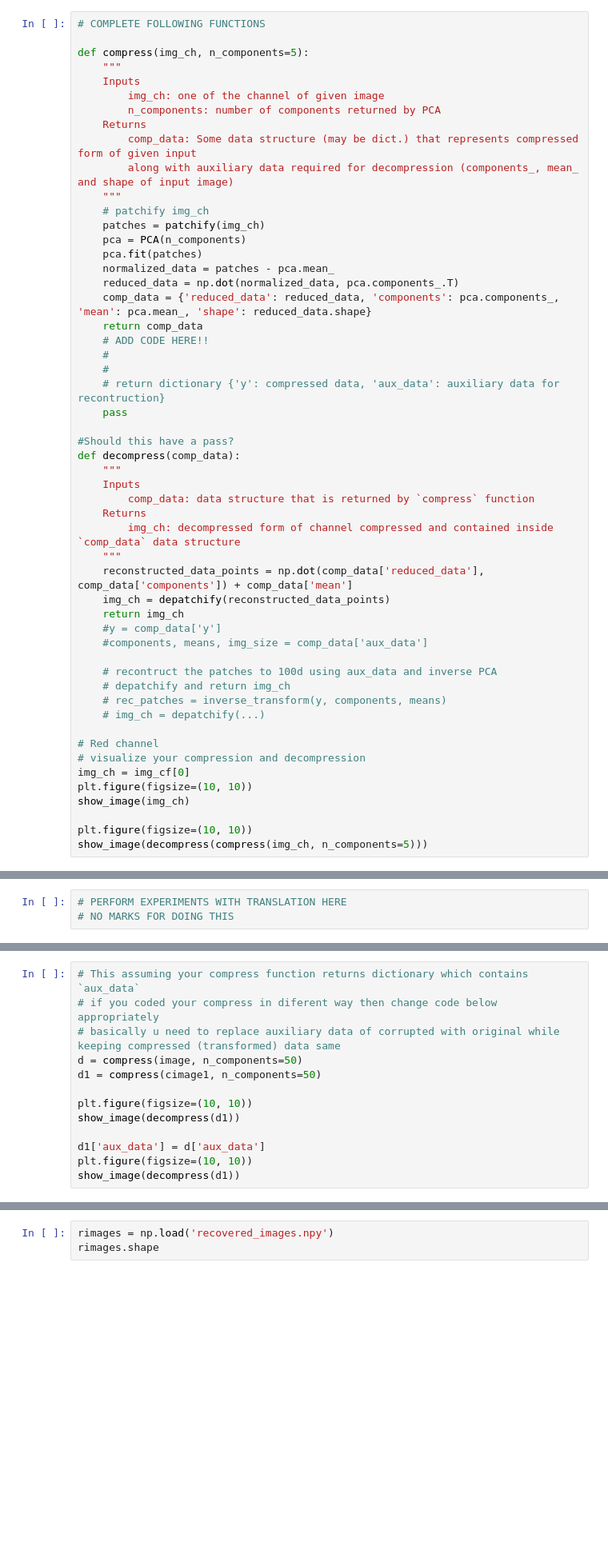
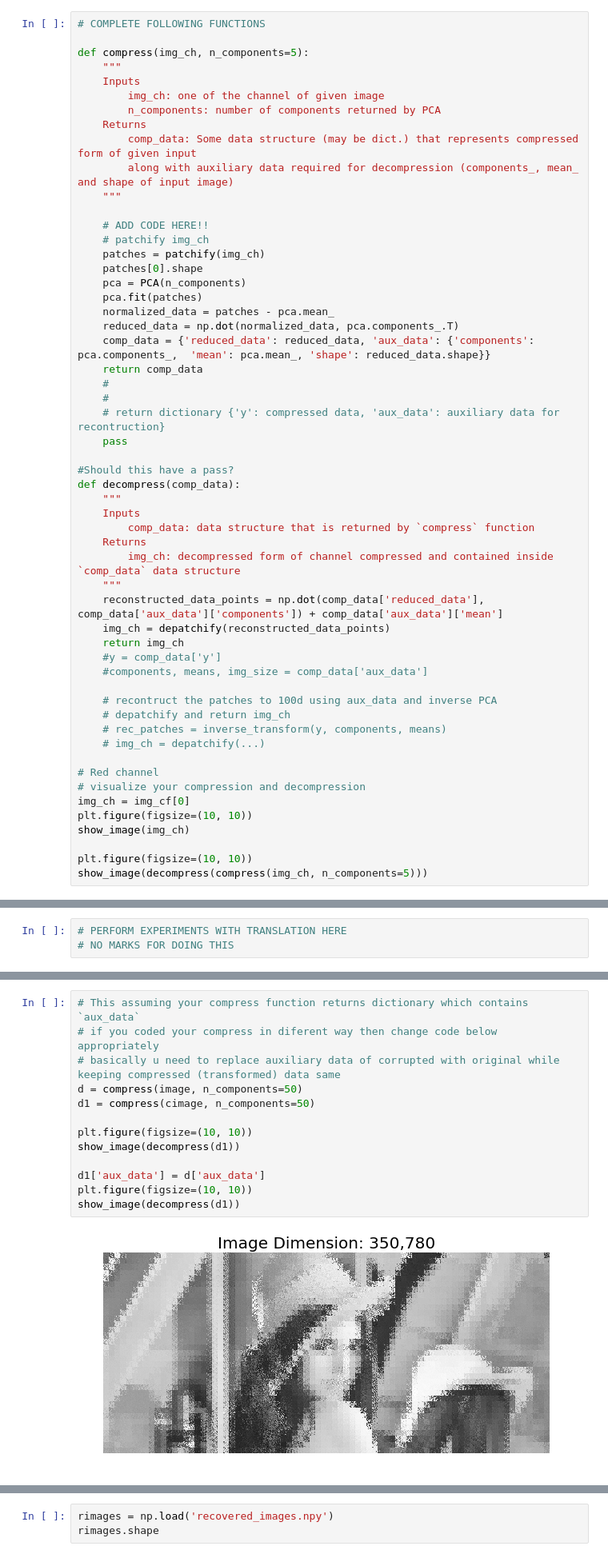
Before and after one commit to dsikka/SYDE522, a Jupyter notebook: Assignment 1/content/Tutorial Task 1.ipynb, the cells around one changed output, grey strips where cells are left out. Shown at 80% size. Saved outputs shown, nothing was run; the diff lists cells and outputs as text; blank space fills up the shorter version.

```diff
--- a/Assignment 1/content/Tutorial Task 1.ipynb
+++ b/Assignment 1/content/Tutorial Task 1.ipynb
@@ -324,15 +330,17 @@ def compress(img_ch, n_components=5):
         comp_data: Some data structure (may be dict.) that represents compressed form of given input
         along with auxiliary data required for decompression (components_, mean_ and shape of input image)
     """
+
+    # ADD CODE HERE!!
     # patchify img_ch
     patches = patchify(img_ch)
+    patches[0].shape
     pca = PCA(n_components)
     pca.fit(patches)
     normalized_data = patches - pca.mean_
     reduced_data = np.dot(normalized_data, pca.components_.T)
-    comp_data = {'reduced_data': reduced_data, 'components': pca.components_,  'mean': pca.mean_, 'shape': reduced_data.shape}
+    comp_data = {'reduced_data': reduced_data, 'aux_data': {'components': pca.components_,  'mean': pca.mean_, 'shape': reduced_data.shape}}
     return comp_data
-    # ADD CODE HERE!!
     #
     #
     # return dictionary {'y': compressed data, 'aux_data': auxiliary data for recontruction}
@@ -346,7 +354,7 @@ def decompress(comp_data):
     Returns
         img_ch: decompressed form of channel compressed and contained inside `comp_data` data structure
     """
-    reconstructed_data_points = np.dot(comp_data['reduced_data'], comp_data['components']) + comp_data['mean']
+    reconstructed_data_points = np.dot(comp_data['reduced_data'], comp_data['aux_data']['components']) + comp_data['aux_data']['mean']
     img_ch = depatchify(reconstructed_data_points)
     return img_ch
     #y = comp_data['y']
@@ -664,13 +675,15 @@ EXPLAIN HERE
 # %%
 # This assuming your compress function returns dictionary which contains `aux_data`
 # if you coded your compress in diferent way then change code below appropriately
 # basically u need to replace auxiliary data of corrupted with original while keeping compressed (transformed) data same
 d = compress(image, n_components=50)
-d1 = compress(cimage1, n_components=50)
+d1 = compress(cimage, n_components=50)
 
 plt.figure(figsize=(10, 10))
 show_image(decompress(d1))
 
 d1['aux_data'] = d['aux_data']
 plt.figure(figsize=(10, 10))
 show_image(decompress(d1))
+# %% [output]
+[figure, added]
```
Also changed, not shown: parts of 28 cells of this notebook, 2 other files.
